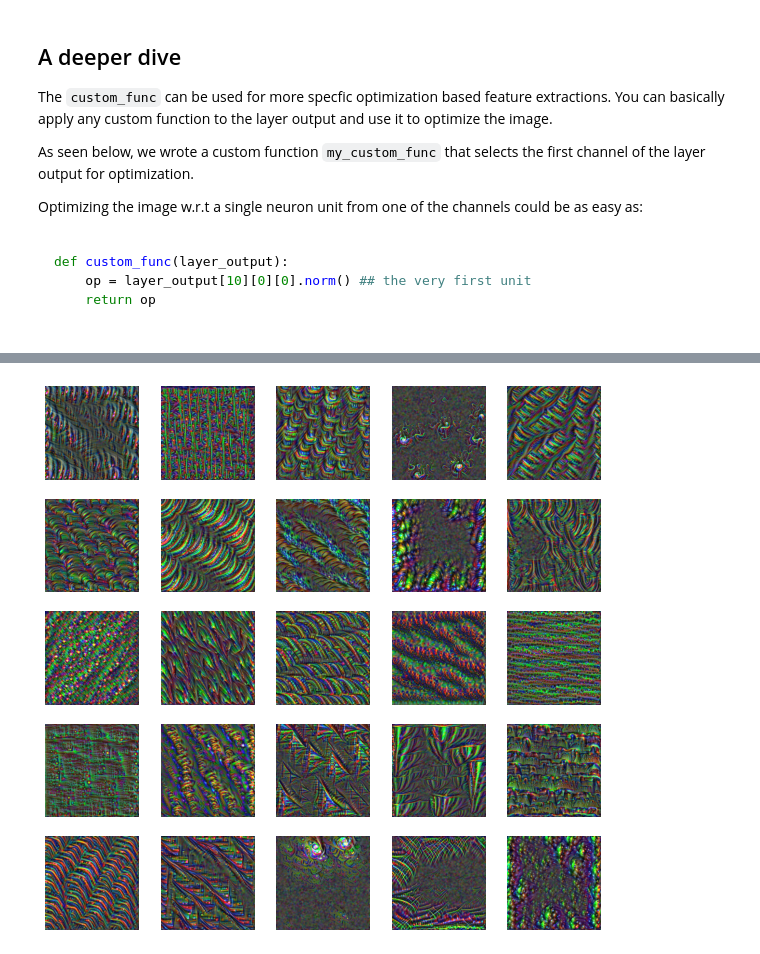
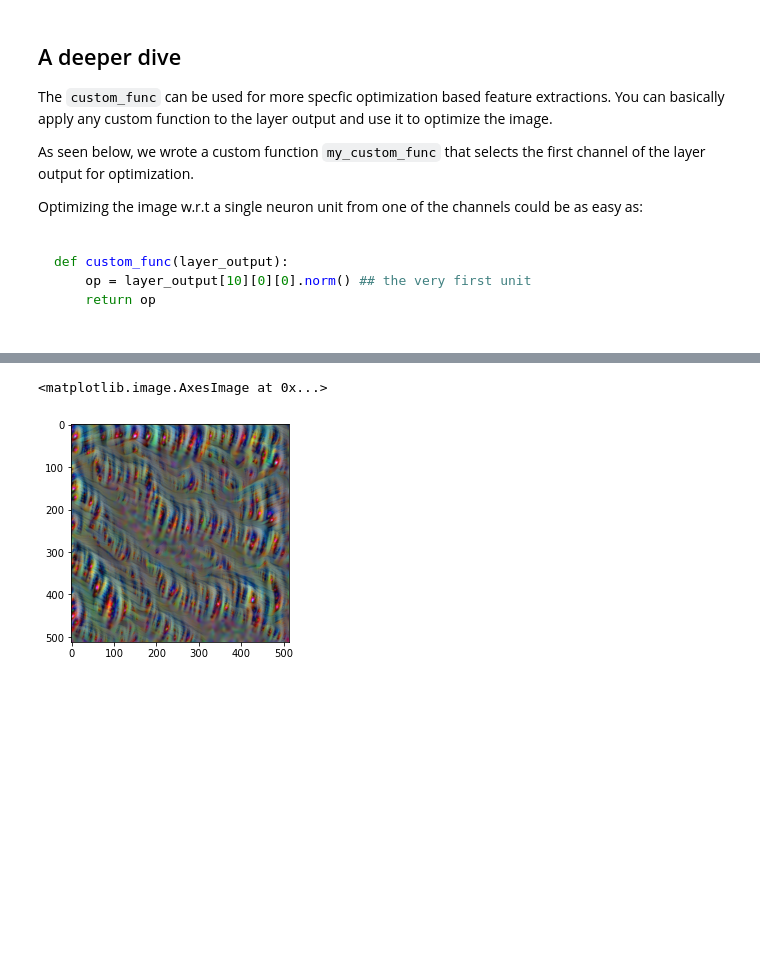
Before and after one commit to Mayukhdeb/torch-dreams, a Jupyter notebook: lucid_playground.ipynb, the cells around one changed output, grey strips where cells are left out. Cells and saved outputs as stored; diff of their text form; code cells hidden in the pictures; blank space fills up the shorter version.

```diff
--- a/lucid_playground.ipynb
+++ b/lucid_playground.ipynb
@@ -164,0 +207,27 @@ def custom_func(layer_output):
+# %%
+all_vis = []
+
+layer_index = 14
+layer = conv_layers[layer_index]
+channel = None
+print(layer)
+
+
+for i in range(25):
+    def custom_func(layer_output):
+    #     print(layer_output.size())
+
+        op = layer_output[i].norm()
+        return op
+
+    vis = dreamer.deep_dream(
+                            image_np =image_sample,
+                                layer = layer,
+                                octave_scale = 1.3,
+                                num_octaves = 9,
+                                iterations = 3,
+                                lr = 0.155,
+                                channel = None,
+                                custom_func = custom_func
+                                )
+    all_vis.append(vis)
@@ -233,8 +294,5 @@ Conv2d(256, 256, kernel_size=(3, 3), stride=(1, 1), padding=(1, 1))
-# %%
-fig, ax = plt.subplots(nrows=5, ncols=5, figsize = (10,10))
-
-for i in range(len(all_vis)):
-    ax.flat[i].imshow(all_vis[i])
-    ax.flat[i].axis("off")
-# %% [output]
-[figure, removed]
+# %%
+plt.imshow(all_vis[0])
+# %% [output]
+<matplotlib.image.AxesImage at 0x...>
+[figure, added]
```
Also changed, not shown: parts of 13 cells of this notebook.
